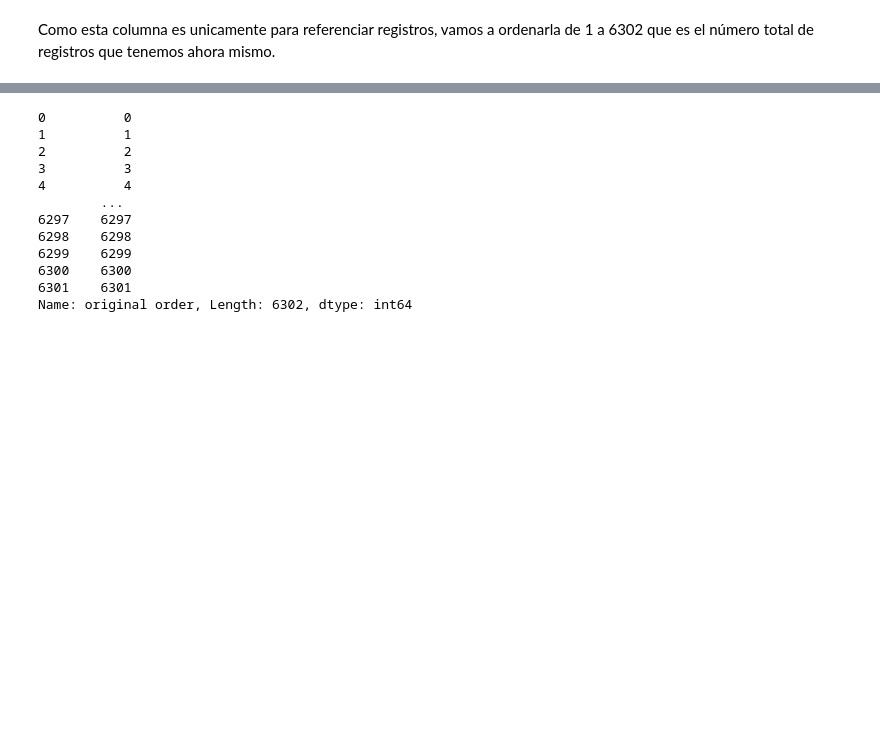
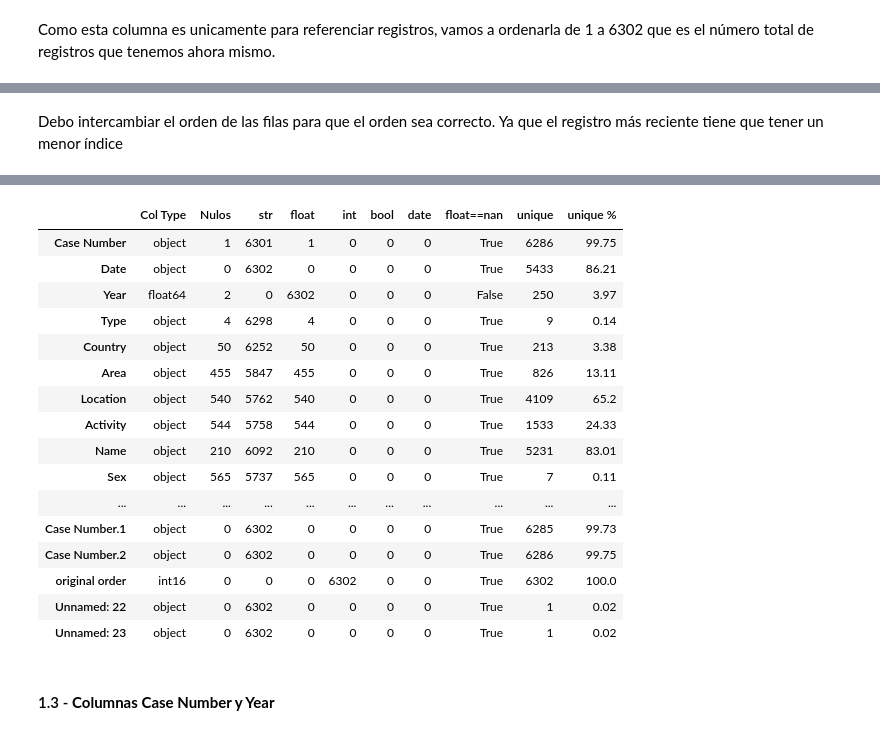
Before and after one commit to gusavato/1_IRONHACK_Sharks, a Jupyter notebook: jupyter/main.ipynb, the cells around one changed output, grey strips where cells are left out. Saved outputs shown, nothing was run; the diff lists cells and outputs as text; code cells hidden in the pictures; blank space fills up the shorter version.

```diff
--- a/jupyter/main.ipynb
+++ b/jupyter/main.ipynb
@@ -317,3 +315,5 @@ Debo intercambiar el orden de las filas para que el orden sea correcto. Ya que e
+# %% [markdown]
+Debo intercambiar el orden de las filas para que el orden sea correcto. Ya que el registro más reciente tiene que tener un menor índice
 # %%
 row_copy = sharks.loc[index_569[0],:]
 sharks.loc[index_569[0],:] = sharks.loc[index_569[1],:]
@@ -325,18 +325,27 @@ sharks[sharks['original order']==569]
 | 5734 | 1888.01.22 | 22-Jan-1888 | 1888.0 | Boating | AUSTRALIA | New South Wales | Sydney Harbor | Rowing | Burke | M | ... |
 # %%
 sharks['original order'] = range(0,sharks.shape[0])
-# %%
-sharks['original order']
-# %% [output]
-0          0
-1          1
-2          2
-3          3
-4          4
-        ...
-6297    6297
-6298    6298
-6299    6299
-6300    6300
-6301    6301
-Name: original order, Length: 6302, dtype: int64
+# %%
+sharks['original order'] = sharks['original order'].astype(np.int16)
+# %%
+cols_info(sharks)
+# %% [output]
+|  | Col Type | Nulos | str | float | int | bool | date | float==nan | unique | unique % |
+| Case Number | object | 1 | 6301 | 1 | 0 | 0 | 0 | True | 6286 | 99.75 |
+| Date | object | 0 | 6302 | 0 | 0 | 0 | 0 | True | 5433 | 86.21 |
+| Year | float64 | 2 | 0 | 6302 | 0 | 0 | 0 | False | 250 | 3.97 |
+| Type | object | 4 | 6298 | 4 | 0 | 0 | 0 | True | 9 | 0.14 |
+| Country | object | 50 | 6252 | 50 | 0 | 0 | 0 | True | 213 | 3.38 |
+| Area | object | 455 | 5847 | 455 | 0 | 0 | 0 | True | 826 | 13.11 |
+| Location | object | 540 | 5762 | 540 | 0 | 0 | 0 | True | 4109 | 65.2 |
+| Activity | object | 544 | 5758 | 544 | 0 | 0 | 0 | True | 1533 | 24.33 |
+| Name | object | 210 | 6092 | 210 | 0 | 0 | 0 | True | 5231 | 83.01 |
+| Sex | object | 565 | 5737 | 565 | 0 | 0 | 0 | True | 7 | 0.11 |
+| ... | ... | ... | ... | ... | ... | ... | ... | ... | ... | ... |
+| Case Number.1 | object | 0 | 6302 | 0 | 0 | 0 | 0 | True | 6285 | 99.73 |
+| Case Number.2 | object | 0 | 6302 | 0 | 0 | 0 | 0 | True | 6286 | 99.75 |
+| original order | int16 | 0 | 0 | 0 | 6302 | 0 | 0 | True | 6302 | 100.0 |
+| Unnamed: 22 | object | 0 | 6302 | 0 | 0 | 0 | 0 | True | 1 | 0.02 |
+| Unnamed: 23 | object | 0 | 6302 | 0 | 0 | 0 | 0 | True | 1 | 0.02 |
+# %% [markdown]
+#### 1.3 - **Columnas Case Number  y Year**
```
Also changed, not shown: parts of 63 cells of this notebook.
